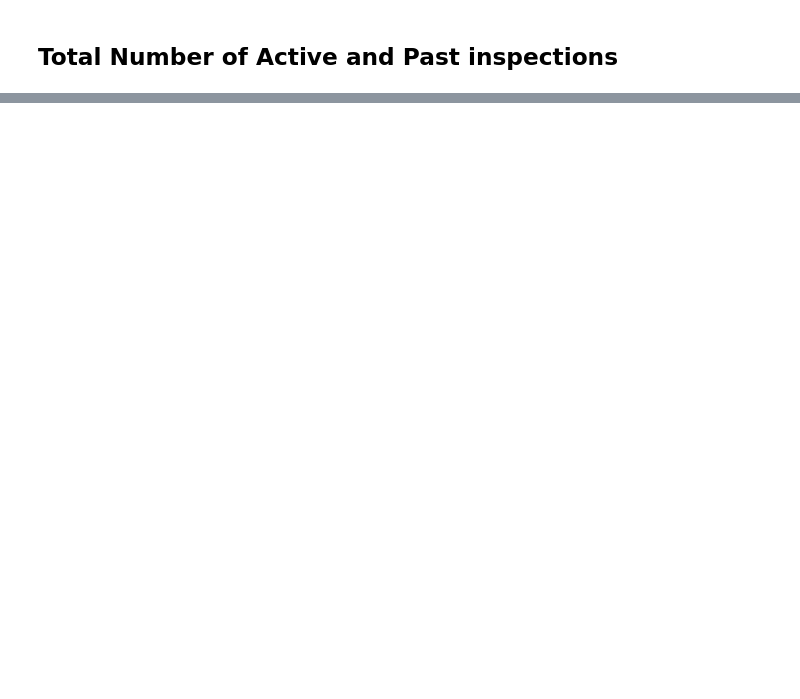
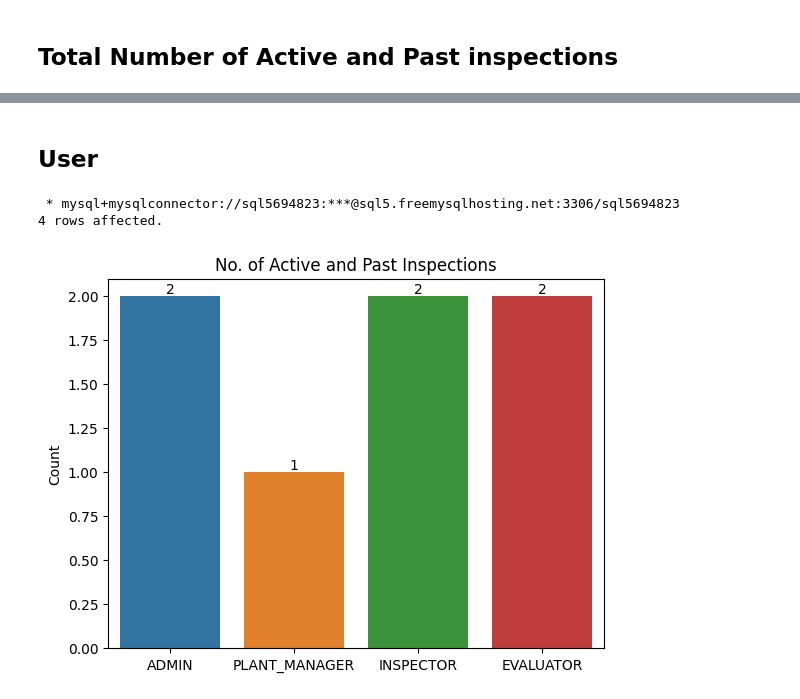
Before and after one commit to tapaswi-v-s/industrial-equipment-inspection-system, a Jupyter notebook: industrial-equipment-inspection-system-app/jupyter_notebook/industrial-equipment-management-system.ipynb, the cells around one changed output, grey strips where cells are left out. Cells and saved outputs as stored; diff of their text form; code cells hidden in the pictures; blank space fills up the shorter version.

```diff
--- a/industrial-equipment-inspection-system-app/jupyter_notebook/industrial-equipment-management-system.ipynb
+++ b/industrial-equipment-inspection-system-app/jupyter_notebook/industrial-equipment-management-system.ipynb
@@ -98,0 +99,16 @@ plt.show()
+# %% [markdown]
+## User
+# %%
+all_users = %sql SELECT COUNT(*) AS Count, role_id, role.name FROM sql5694823.user JOIN role ON role.id=user.role_id  GROUP BY role_id;
+all_users = all_users.DataFrame()
+# %% [output]
+ * mysql+mysqlconnector://sql5694823:***@sql5.freemysqlhosting.net:3306/sql5694823
+4 rows affected.
+# %%
+ax = sns.barplot(x=all_users['name'], y=all_users['Count'])
+ax.bar_label(ax.containers[0])
+plt.title("No. of Active and Past Inspections")
+plt.xlabel('')
+plt.show()
+# %% [output]
+[figure, added]
```
Also changed, not shown: parts of 8 cells of this notebook.
